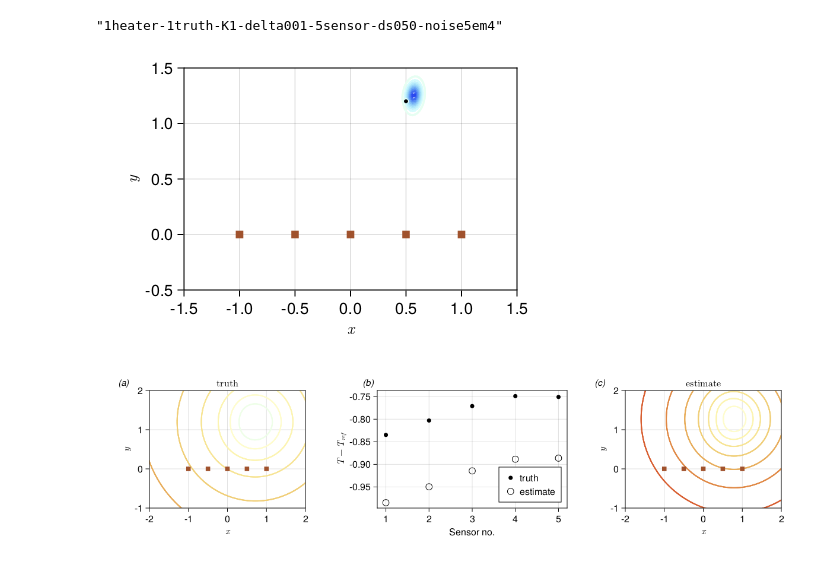
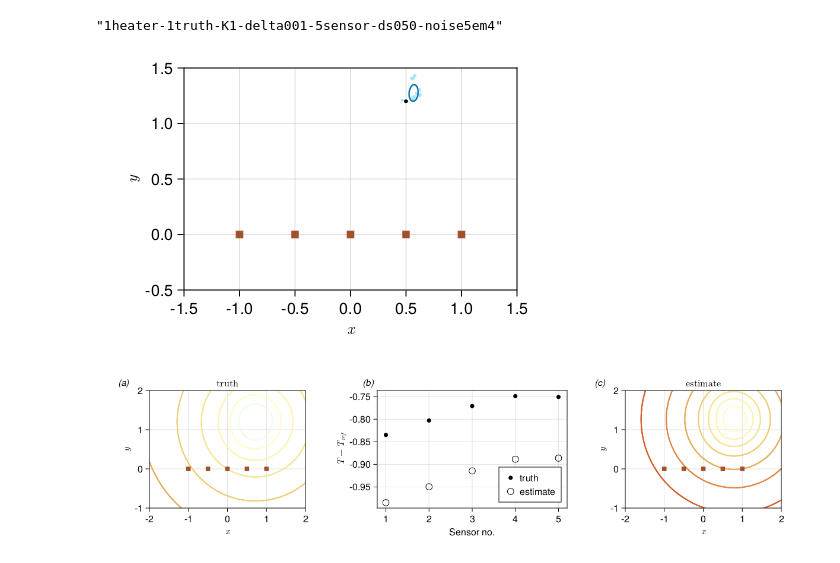
Before and after one commit to haniehmsv/HeatForecastAnyShape.jl, a Jupyter notebook: stationary/MCMC-based inference from temperature.ipynb, the cells around one changed output. Drawn from its saved outputs; the diff is of its cells as text; code cells hidden in the pictures.

```diff
--- a/stationary/MCMC-based inference from temperature.ipynb
+++ b/stationary/MCMC-based inference from temperature.ipynb
@@ -182,8 +196,8 @@ xm = copy(xmean)
  0.4036743239462182
  0.28628937638959406
 # %%
-#plottype = :samples
-plottype = :heater
+plottype = :samples
+#plottype = :heater
 
 saveplot = true
 
@@ -208,9 +222,9 @@ with_theme(xytheme) do
     if plottype == :samples
         show_singularity_samples!(ax,x_decorr_data,obs,nskip=1,markersize=3) #colormap=:Set1_3:RdBu_3,nskip=1)
         #singularity_ellipses!(ax,xm[:,best_comp],Σ[best_comp],obs,color=:red)
-        singularity_ellipses!(ax,xm,Σ,wts,obs,fill=false)
+        singularity_ellipses!(ax,xm,Σ,obs,fill=false)
 
-        singularity_ellipses!(ax,x_true,Σx,obs_true,color=(:black,0.2),fill=true,strokewidth=0.5)
+        #singularity_ellipses!(ax,x_true,Σx,obs_true,color=(:black,0.2),fill=true,strokewidth=0.5)
 
         # Draw some lines to indicate maximum uncertainty direction at true state
         #=
@@ -224,34 +238,34 @@ with_theme(xytheme) do
 
     elseif plottype == :heater
         hmin, hmax = -1.5,1.5 #-0.25,0.25
         lev = range(hmin,hmax,length=20)
         plot_expected_sourcefield!(ax,xm,Σh,obs,xlims=(-2,2),ylims=(-1,2.5),colormap=cgrad(:lighttemperaturemap,rev=true),linewidth=2,colorrange=(hmin,hmax),levels=lev)
 
         #comp = 9 # best_comp
         #plot_expected_sourcefield!(ax,xm[:,comp],Σ[comp],obs,ylims=(-1,2.5),colormap=cgrad(:lighttemperaturemap,rev=true),linewidth=2,colorrange=(wmin,wmax),levels=lev)
 
         Σ_true = state_covariance(δ_true^2,δ_true^2,0.0,0.0,config_true);
         plot_expected_sourcefield!(ax,x_true,Σ_true,obs_true,ylims=(-1,2),colormap=cgrad(:lighttemperaturemap,rev=true),linestyle=:dot,linewidth=1,colorrange=(hmin,hmax),levels=lev)
 
     end
 
     #lines!(ax,real(zc),imag(zc);marker=:none,color=:gray)
     #lines!(ax,[0.0,real(z0)],[0.0,imag(z0)],marker=:none,color=:gray)
 
     scatter!(ax,real(zq),imag(zq),marker=:circle,markersize=4,color=:black,strokewidth=1)
 
     plot_sensors!(ax,obs,color=:sienna)
     #ylims!(ax,(-0.5,2))
     #xlims!(ax,(-1.5,1.5))
     ylims!(ax,(-0.5,1.5))
     xlims!(ax,(-1.5,1.5))
 
     fullname = String(plottype)*"-"*filename*".svg"
     saveplot && save(fullname,f)
     f
 end
 # %% [output]
-[figure, old version]
+[figure, new version]
 # %%
 import CairoMakie.GeometryBasics as GB
 # %%
```
Also changed, not shown: parts of 17 cells of this notebook, 3 other files.
